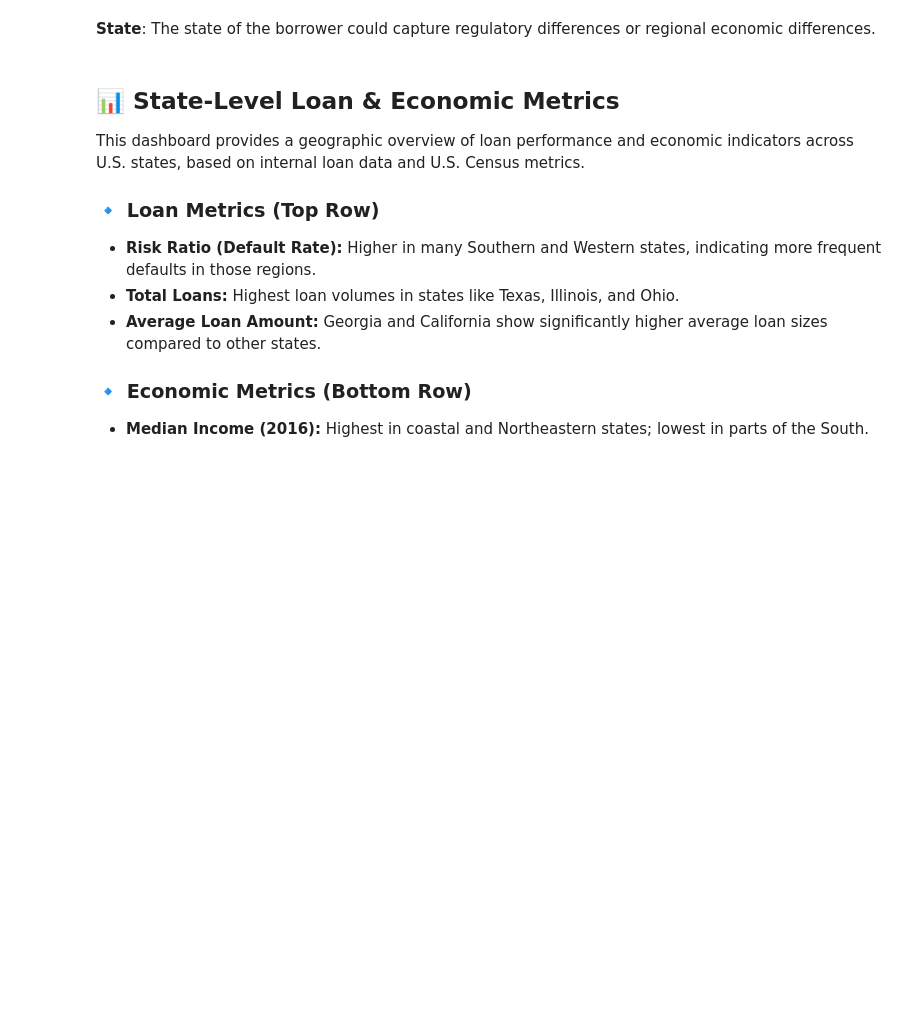
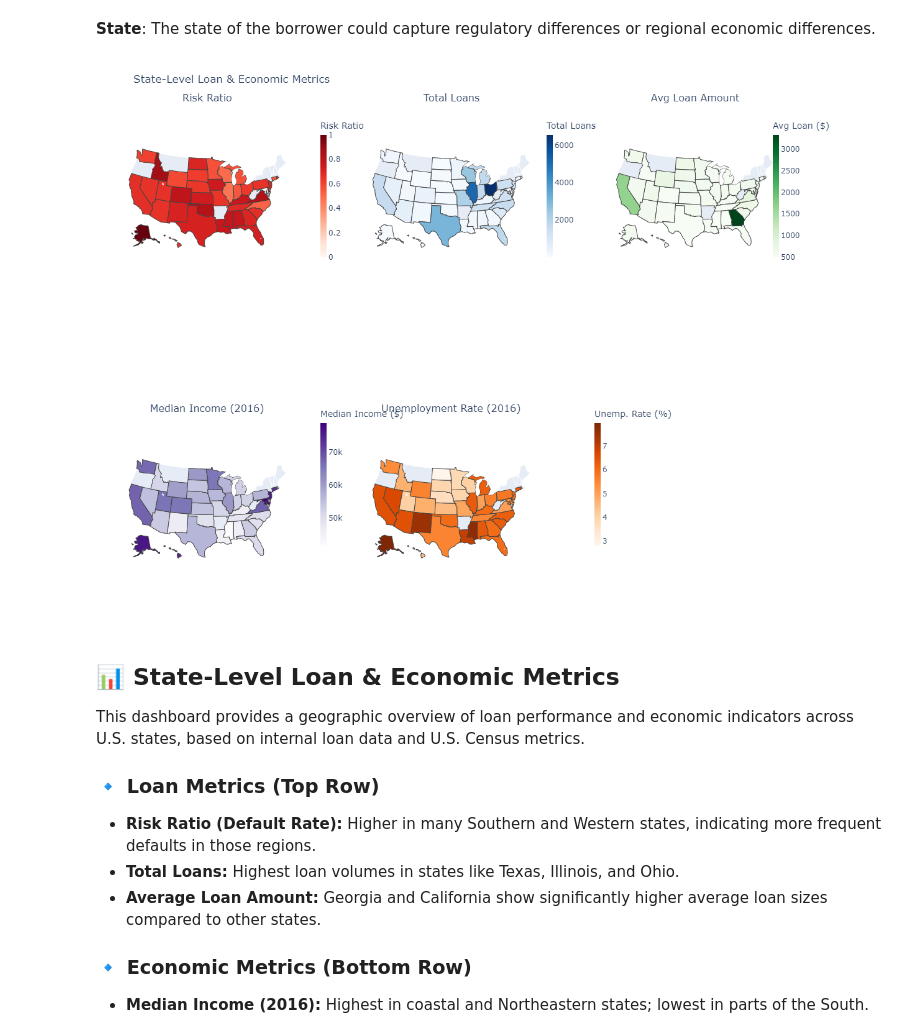
Before and after one commit to TeyJiaYi/LightGBM-Pipeline, a Jupyter notebook: EDA/EDA.ipynb, the cells around one changed output. Drawn from its saved outputs; the diff is of its cells as text; code cells hidden in the pictures; blank space fills up the shorter version.

```diff
--- a/EDA/EDA.ipynb
+++ b/EDA/EDA.ipynb
@@ -728,6 +728,11 @@ fig.update_layout(
 )
 
 fig.show()
+# %%
+from IPython import display
+display.Image("newplot.png")
+# %% [output]
+[figure, added]
 # %% [markdown]
 ## 📊 State-Level Loan & Economic Metrics
 
```
Also changed, not shown: 7 other files.
